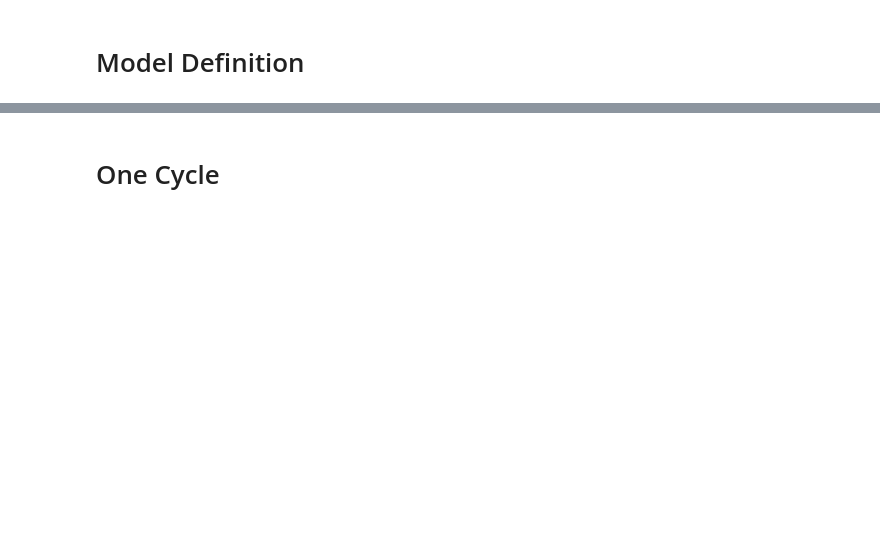
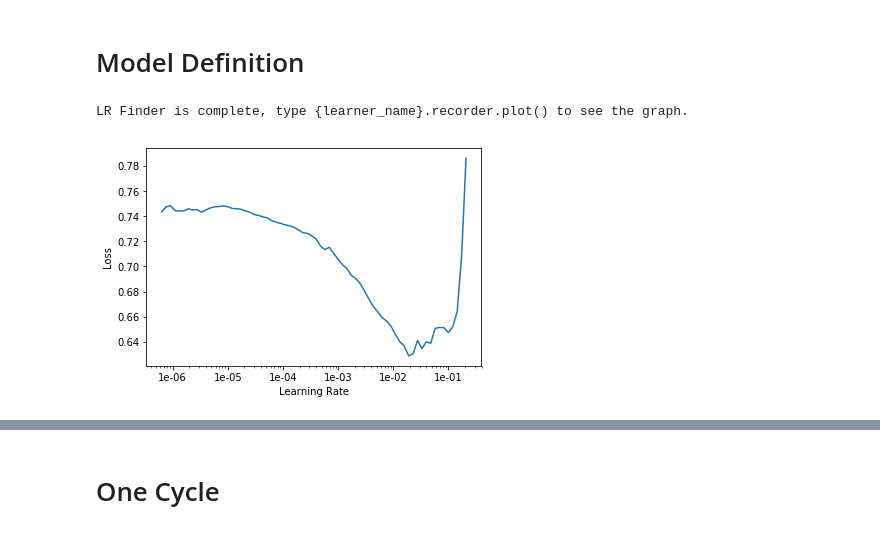
Before and after one commit to jandremarais/TabularLearner, a Jupyter notebook: code/experiments.ipynb, the cells around one changed output, grey strips where cells are left out. Saved outputs shown, nothing was run; the diff lists cells and outputs as text; code cells hidden in the pictures; blank space fills up the shorter version.

```diff
--- a/code/experiments.ipynb
+++ b/code/experiments.ipynb
@@ -193,16 +77,19 @@ class TabularMixUpCallback(Callback):
-# %%
-def tabular_learner(data, layers, emb_szs=None, metrics=None,
-        ps=None, emb_drop=0., y_range=None, use_bn=True, mixup=False, activation_type='relu', residual=False, **kwargs):
-    "Get a `Learner` using `data`, with `metrics`, including a `TabularModel` created using the remaining params."
-    emb_szs = data.get_emb_szs(ifnone(emb_szs, {}))
-    if mixup:
-        model = MixupTabularModel(emb_szs, len(data.cont_names), out_sz=data.c, layers=layers, ps=ps, emb_drop=emb_drop,
-                             y_range=y_range, use_bn=use_bn)
-    else:
-        model = TabularModel(emb_szs, len(data.cont_names), out_sz=data.c, layers=layers, ps=ps, emb_drop=emb_drop,
-                             y_range=y_range, use_bn=use_bn, activation_type=activation_type, residual=residual)
-    l = Learner(data, model, metrics=metrics, **kwargs)
-    if mixup:
-        l.loss_func = MixUpLoss(l.loss_func)
-        l.callback_fns.append(partial(TabularMixUpCallback, alpha=0.4, stack_x=False, stack_y=True))
-    return l
+# %%
+_, valid_ids = next(kf.split(df))
+# %%
+src = TabularList.from_df(df, path=path, cat_names=cat_vars, cont_names=num_vars, procs=procs)
+
+data = (src.split_by_idx(valid_ids)
+        .label_from_df(cols=dep_var)
+        .databunch(bs=bs))
+# %%
+learn = tabular_learner(data, layers=[200,200], act_func='selu', residual=True, mixup_aug=True,
+                        metrics=accuracy, callback_fns=[partial(CSVLogger, filename='temp.csv')])
+# %%
+learn.lr_find()
+# %% [output]
+LR Finder is complete, type {learner_name}.recorder.plot() to see the graph.
+# %%
+learn.recorder.plot()
+# %% [output]
+[figure, added]
```
Also changed, not shown: parts of 29 cells of this notebook, 4 other files.
